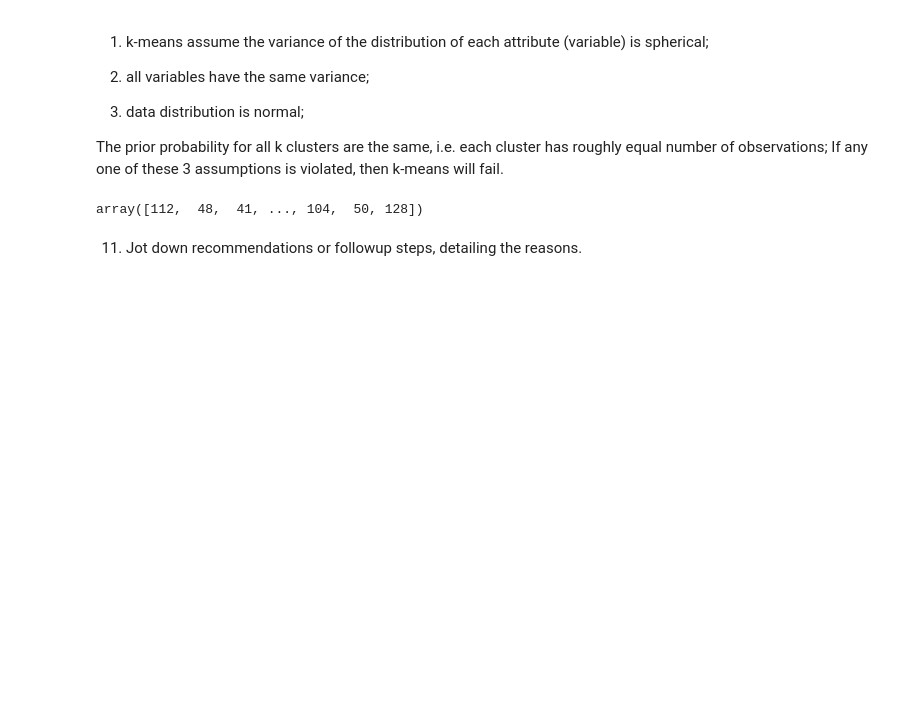
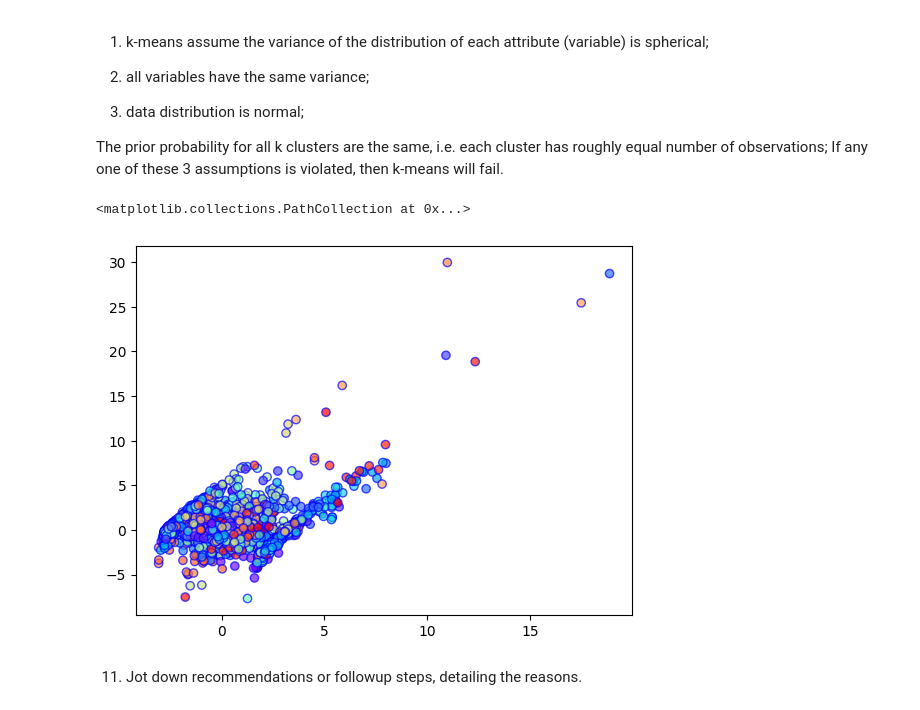
Before and after one commit to happinessbaby/FourthBrain, a Jupyter notebook: assignments/week-08-unsupervised-ml/nb/new-product-launch.ipynb, the cells around one changed output. Saved outputs shown, nothing was run; the diff lists cells and outputs as text; code cells hidden in the pictures; blank space fills up the shorter version.

```diff
--- a/assignments/week-08-unsupervised-ml/nb/new-product-launch.ipynb
+++ b/assignments/week-08-unsupervised-ml/nb/new-product-launch.ipynb
@@ -301,11 +382,13 @@ The prior probability for all k clusters are the same, i.e. each cluster has rou
 # %%
 from sklearn.cluster import AffinityPropagation
 # sc = SpectralClustering(n_clusters=4, n_init=100, assign_labels='discretize')
 # sc.fit_predict(X_reduced)
-clustering = AffinityPropagation(random_state=5)
+clustering = AffinityPropagation(random_state=0)
 clustering.fit_predict(X_reduced)
+plt.scatter(X_reduced[:,0], X_reduced[:,1], c=clustering.labels_, cmap='rainbow', alpha=0.7, edgecolors='b')
 # %% [output]
-array([112,  48,  41, ..., 104,  50, 128])
+<matplotlib.collections.PathCollection at 0x...>
+[figure, added]
 # %% [markdown]
 11. Jot down recommendations or followup steps, detailing the reasons.
 # %% [markdown]
```
Also changed, not shown: parts of 33 cells of this notebook, 1 other file.
